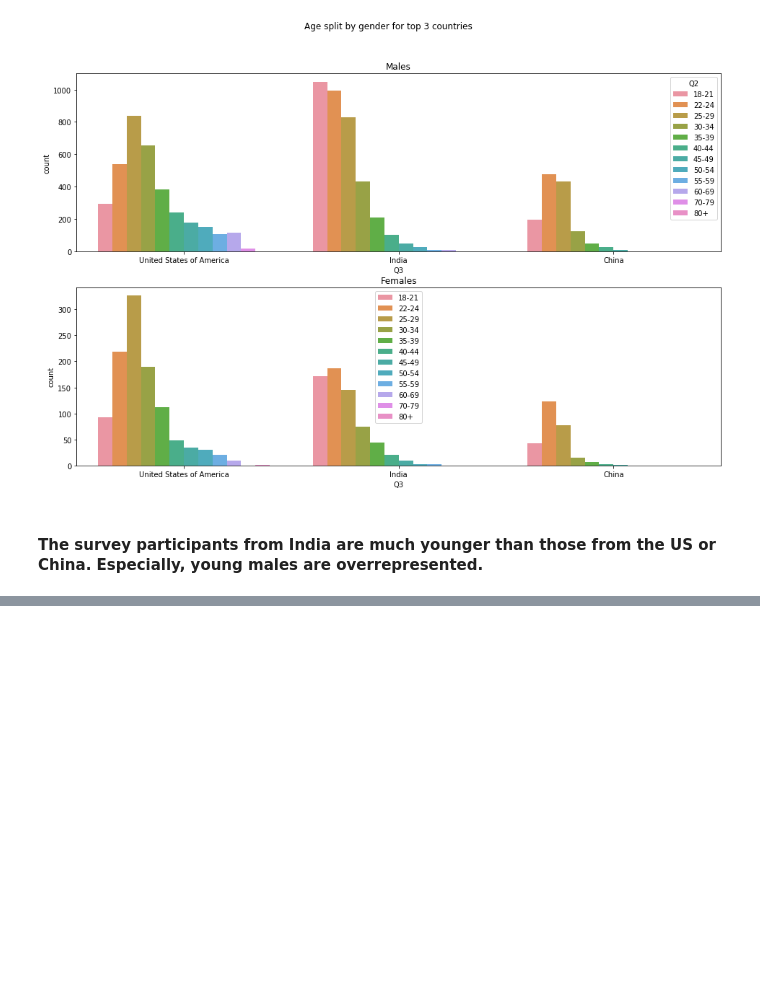
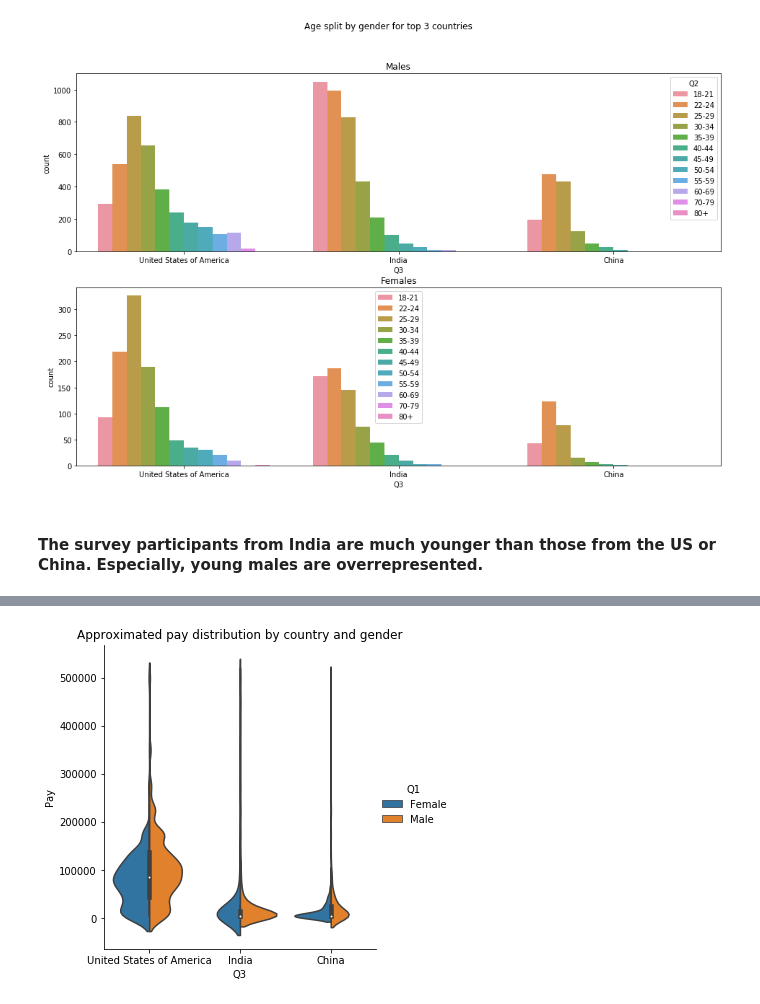
Before and after one commit to Lindstaedt/Kaggle-2018-Survey-Analysis, a Jupyter notebook: analysis.ipynb, the cells around one changed output, grey strips where cells are left out. Drawn from its saved outputs; the diff is of its cells as text; code cells hidden in the pictures; blank space fills up the shorter version.

```diff
--- a/analysis.ipynb
+++ b/analysis.ipynb
@@ -92,7 +92,7 @@ plt.show()
 # %% [markdown]
 #### Most survey answers came from the US, India, and China - let's look into gender and age distributions in those countries:
 # %%
-df_top3_countries = df[(df.Q3 == 'United States of America') | (df.Q3 == 'India') | (df.Q3 == 'China')]
+df_top3_countries = df[(df.Q3 == 'United States of America') | (df.Q3 == 'India') | (df.Q3 == 'China')].copy()
 # %%
 sns.countplot(data = df_top3_countries, x = 'Q3', hue= 'Q1')
 plt.title('Gender split for top 3 countries')
@@ -182,0 +207,37 @@ plt.show()
+# %%
+# encode the categorical pay ranges with midpoint values
+# using midpoint is not going to give the exact distribution of pay but should help determine overall shape of pay distributions
+
+df_top3_countries['Pay'] = df_top3_countries.Q9.map({
+    'I do not wish to disclose my approximate yearly compensation': np.NaN,
+    '0-10,000': 5000,
+    '10-20,000': 15000,
+    '100-125,000': 112500,
+    '20-30,000': 25000,
+    '125-150,000': 137500,
+    '150-200,000': 175000,
+    '30-40,000': 35000,
+    '90-100,000': 95000,
+    '70-80,000': 75000,
+    '80-90,000': 85000,
+    '60-70,000': 65000,
+    '50-60,000': 55000,
+    '40-50,000': 45000,
+    '200-250,000': 225000,
+    '250-300,000': 275000,
+    '300-400,000': 350000,
+    '500,000+': 500000,
+    '400-500,000': 450000})
+# %%
+sns.catplot(data = df_top3_countries.loc[((df_top3_countries.Q1 == 'Female') | (df_top3_countries.Q1 == 'Male')) # male or female
+                                         & (df_top3_countries.Pay.notnull())], # skip the NaNs
+            x='Q3',
+            hue='Q1',
+            y='Pay',
+            kind='violin',
+            split=True)
+plt.title('Approximated pay distribution by country and gender')
+plt.savefig('img-top3-countries-incomedistribution.jpg')
+plt.show()
+# %% [output]
+[figure, added]
```
Also changed, not shown: parts of 3 cells of this notebook, 1 other file.
